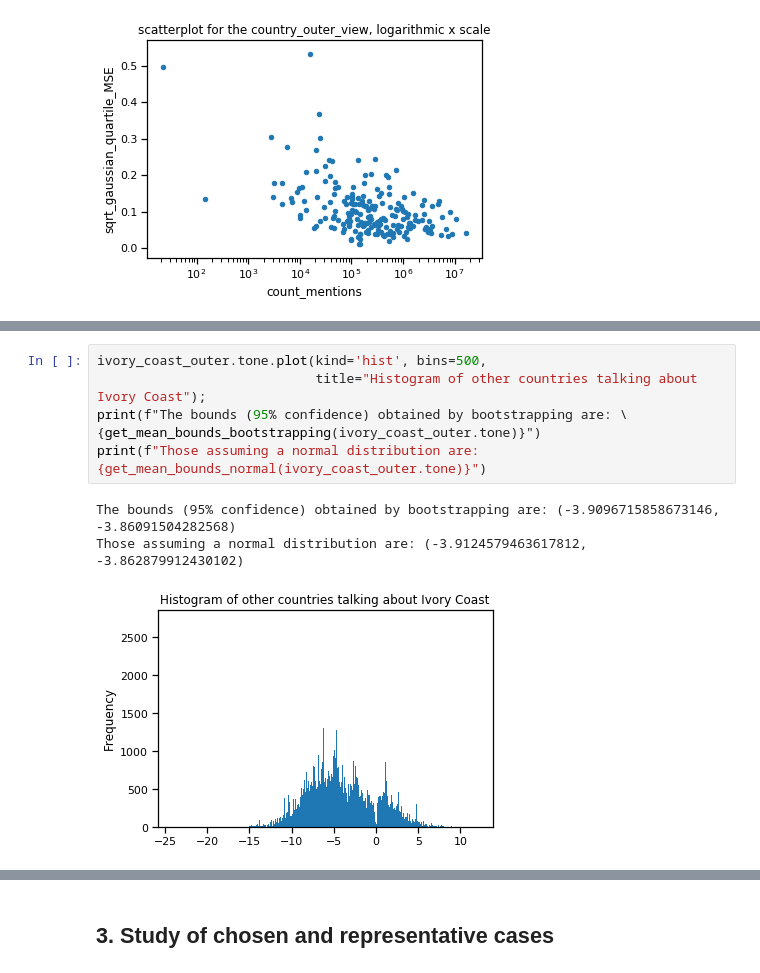
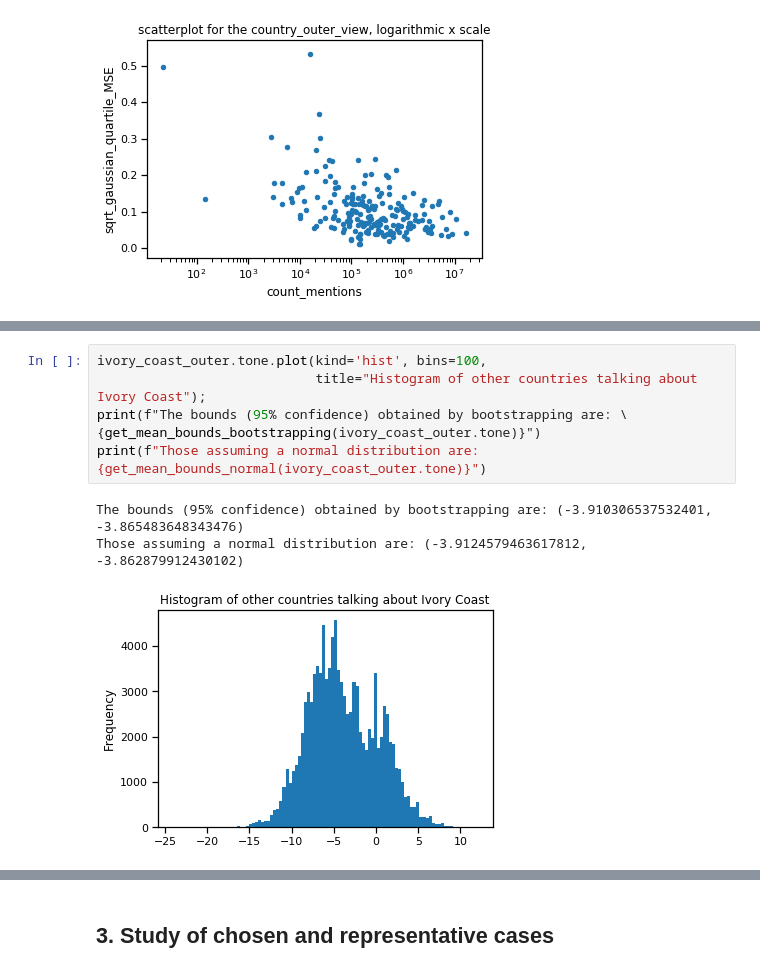
Before and after one commit to NatGr/projectAdA, a Jupyter notebook: Notebook.ipynb, the cells around one changed output, grey strips where cells are left out. Drawn from its saved outputs; the diff is of its cells as text.

```diff
--- a/Notebook.ipynb
+++ b/Notebook.ipynb
@@ -221,10 +233,10 @@ Those assuming a normal distribution are: (-1.8845573564774487, -1.8060942590777
 # %%
-ivory_coast_outer.tone.plot(kind='hist', bins=500,
+ivory_coast_outer.tone.plot(kind='hist', bins=100,
                             title="Histogram of other countries talking about Ivory Coast");
 print(f"The bounds (95% confidence) obtained by bootstrapping are: \
 {get_mean_bounds_bootstrapping(ivory_coast_outer.tone)}")
 print(f"Those assuming a normal distribution are: {get_mean_bounds_normal(ivory_coast_outer.tone)}")
 # %% [output]
-The bounds (95% confidence) obtained by bootstrapping are: (-3.9096715858673146, -3.86091504282568)
+The bounds (95% confidence) obtained by bootstrapping are: (-3.910306537532401, -3.865483648343476)
 Those assuming a normal distribution are: (-3.9124579463617812, -3.862879912430102)
-[figure, old version]
+[figure, new version]
```
Also changed, not shown: parts of 9 cells of this notebook, 11 other files.
